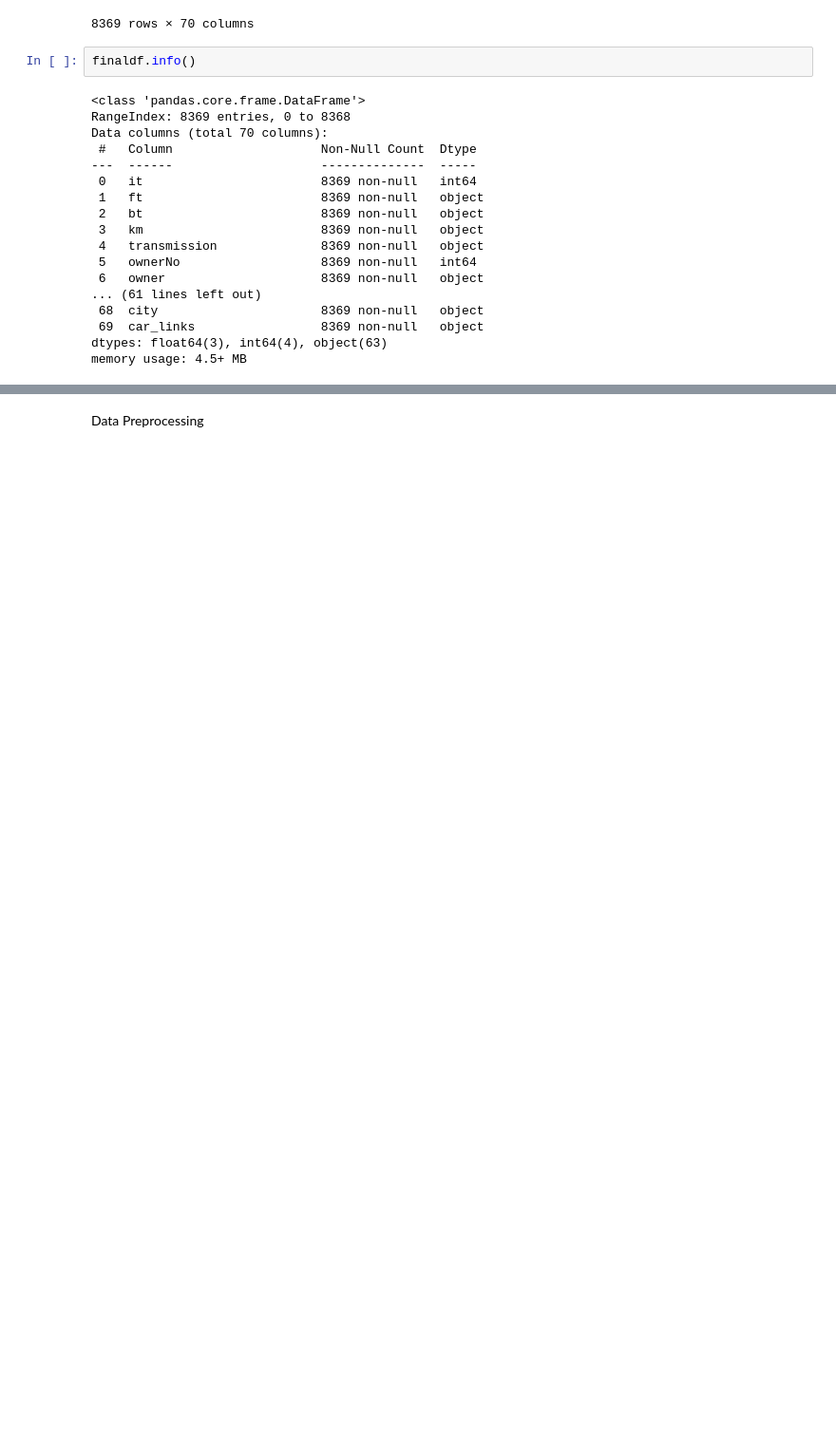
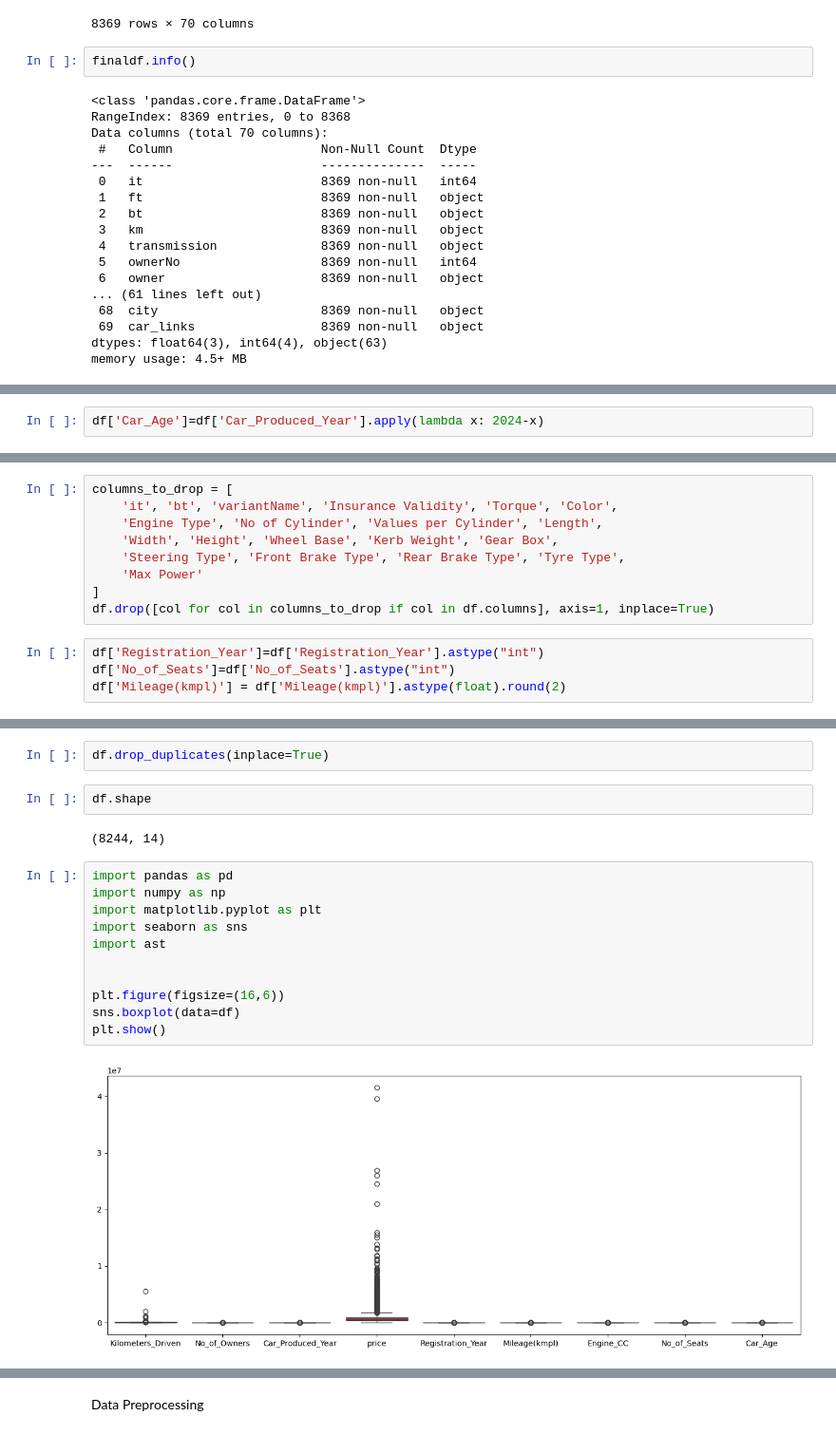
Before and after one commit to Ranjana1207/Car-Dheko---Used-Car-Price-Prediction, a Jupyter notebook: Datacleaning and Preprossing.ipynb, the cells around one changed output, grey strips where cells are left out. Shown at 95% size. Drawn from its saved outputs; the diff is of its cells as text; blank space fills up the shorter version.

```diff
--- a/Datacleaning and Preprossing.ipynb
+++ b/Datacleaning and Preprossing.ipynb
@@ -343,0 +382,2 @@ for col in Numerical_columns:
+# %%
+df['Car_Age']=df['Car_Produced_Year'].apply(lambda x: 2024-x)
@@ -354 +427,14 @@ Index(['it', 'ft', 'bt', 'km', 'ownerNo', 'oem', 'model', 'modelYear',
       dtype='object')
+# %%
+columns_to_drop = [
+    'it', 'bt', 'variantName', 'Insurance Validity', 'Torque', 'Color',
+    'Engine Type', 'No of Cylinder', 'Values per Cylinder', 'Length',
+    'Width', 'Height', 'Wheel Base', 'Kerb Weight', 'Gear Box',
+    'Steering Type', 'Front Brake Type', 'Rear Brake Type', 'Tyre Type',
+    'Max Power'
+]
+df.drop([col for col in columns_to_drop if col in df.columns], axis=1, inplace=True)
+# %%
+df['Registration_Year']=df['Registration_Year'].astype("int")
+df['No_of_Seats']=df['No_of_Seats'].astype("int")
+df['Mileage(kmpl)'] = df['Mileage(kmpl)'].astype(float).round(2)
@@ -354,0 +477,19 @@ Index(['it', 'ft', 'bt', 'km', 'ownerNo', 'oem', 'model', 'modelYear',
+# %%
+df.drop_duplicates(inplace=True)
+# %%
+df.shape
+# %% [output]
+(8244, 14)
+# %%
+import pandas as pd
+import numpy as np
+import matplotlib.pyplot as plt
+import seaborn as sns
+import ast
+
+
+plt.figure(figsize=(16,6))
+sns.boxplot(data=df)
+plt.show()
+# %% [output]
+[figure, added]
```
Also changed, not shown: parts of 63 cells of this notebook, 8 other files.
